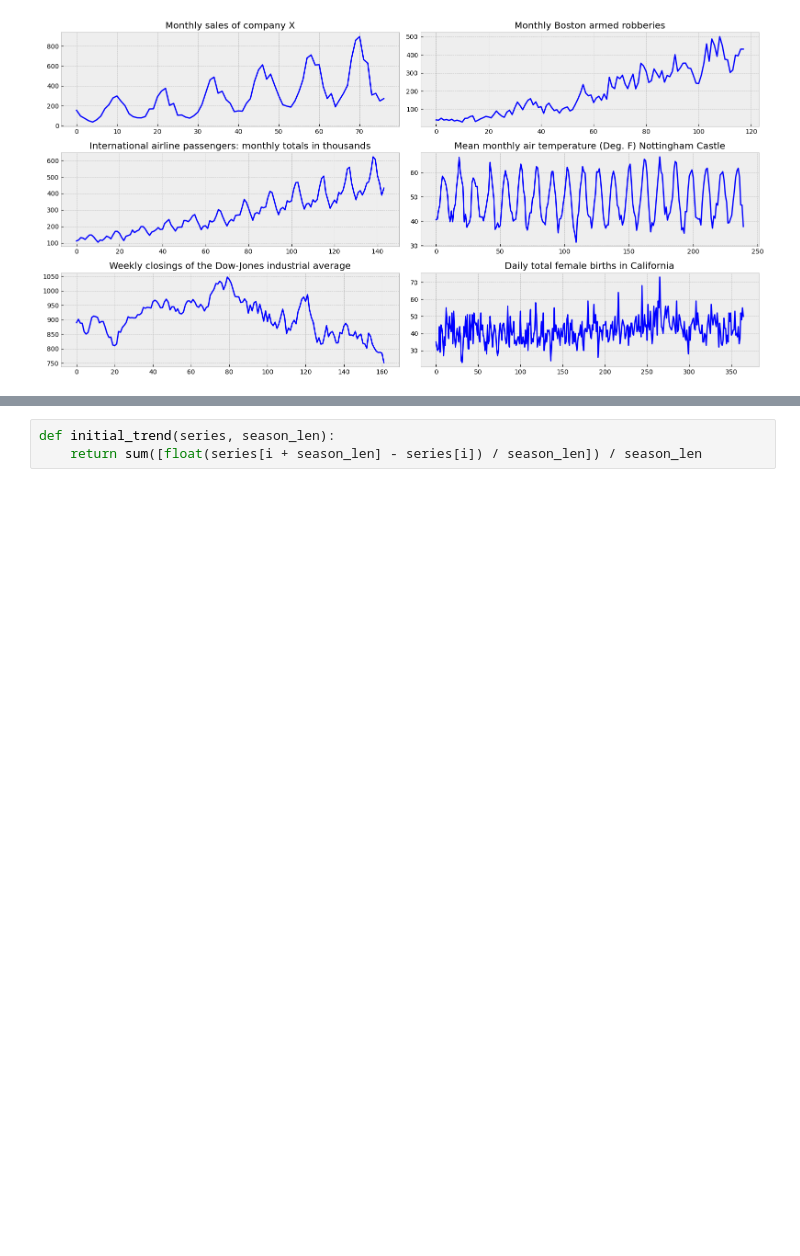
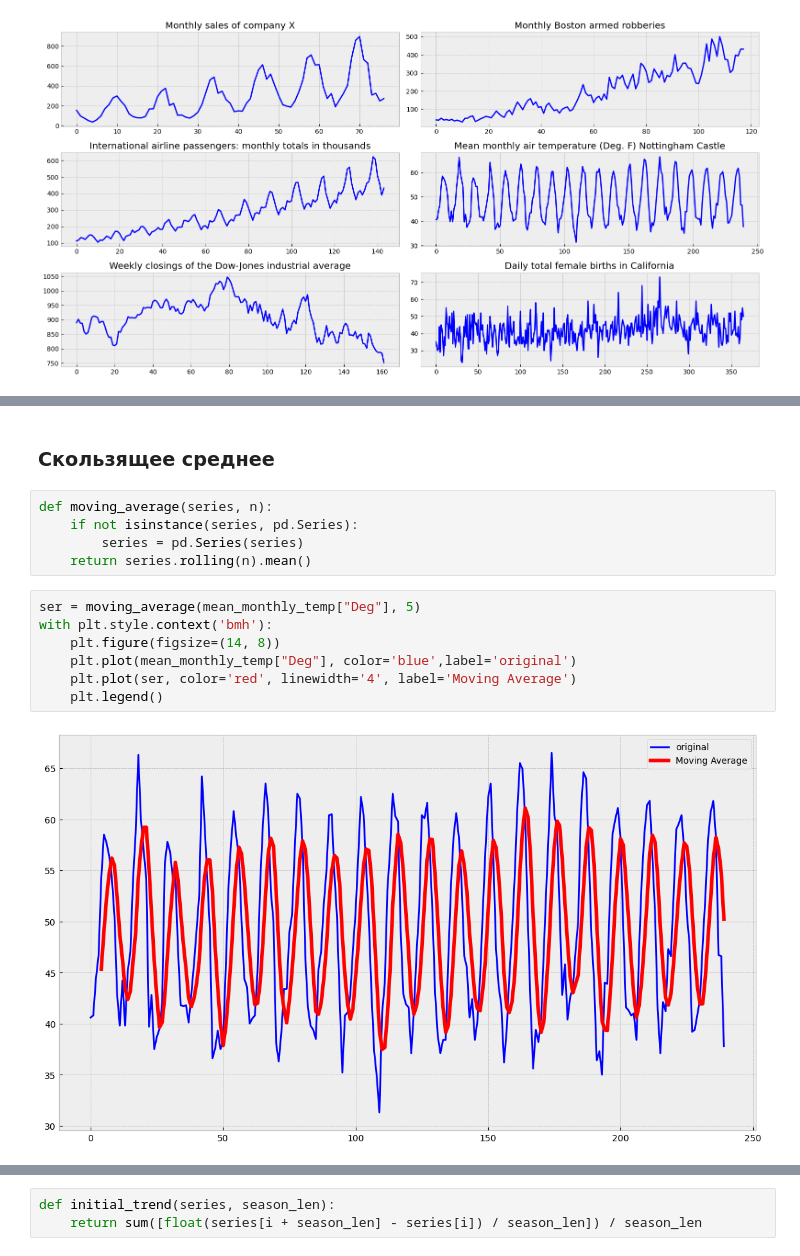
Before and after one commit to Borevi4/Borevi4, a Jupyter notebook: Практика_HW_2.ipynb, the cells around one changed output, grey strips where cells are left out. Cells and saved outputs as stored; diff of their text form; blank space fills up the shorter version.

```diff
--- a/Практика_HW_2.ipynb
+++ b/Практика_HW_2.ipynb
@@ -71,0 +102,16 @@ with plt.style.context('bmh'):
+# %% [markdown]
+### Скользящее среднее
+# %%
+def moving_average(series, n):
+    if not isinstance(series, pd.Series):
+        series = pd.Series(series)
+    return series.rolling(n).mean()
+# %%
+ser = moving_average(mean_monthly_temp["Deg"], 5)
+with plt.style.context('bmh'):
+    plt.figure(figsize=(14, 8))
+    plt.plot(mean_monthly_temp["Deg"], color='blue',label='original')
+    plt.plot(ser, color='red', linewidth='4', label='Moving Average')
+    plt.legend()
+# %% [output]
+[figure, added]
```
Also changed, not shown: parts of 28 cells of this notebook.
